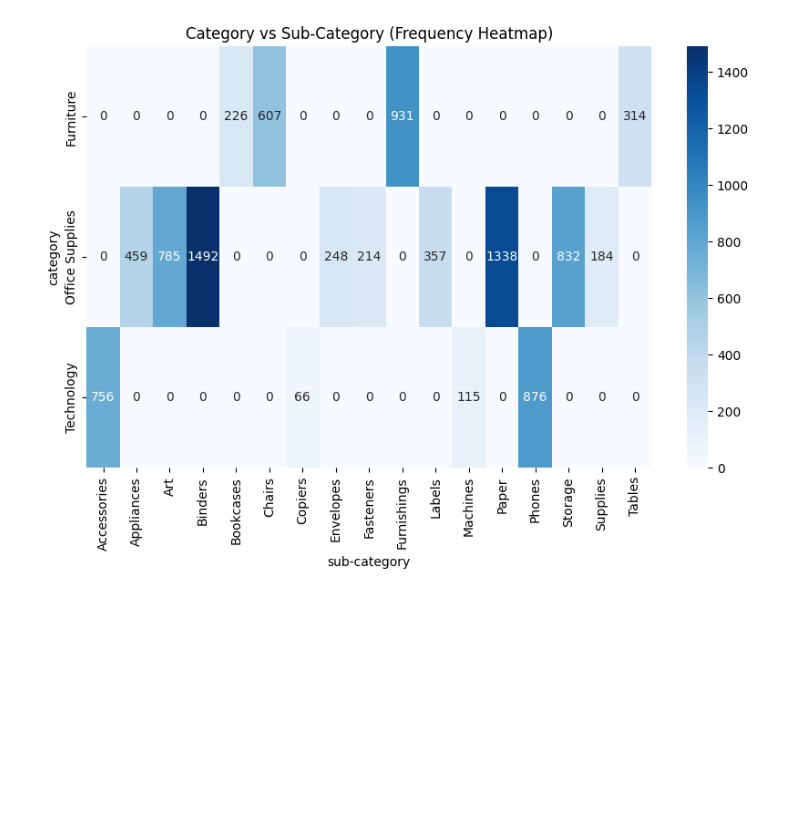
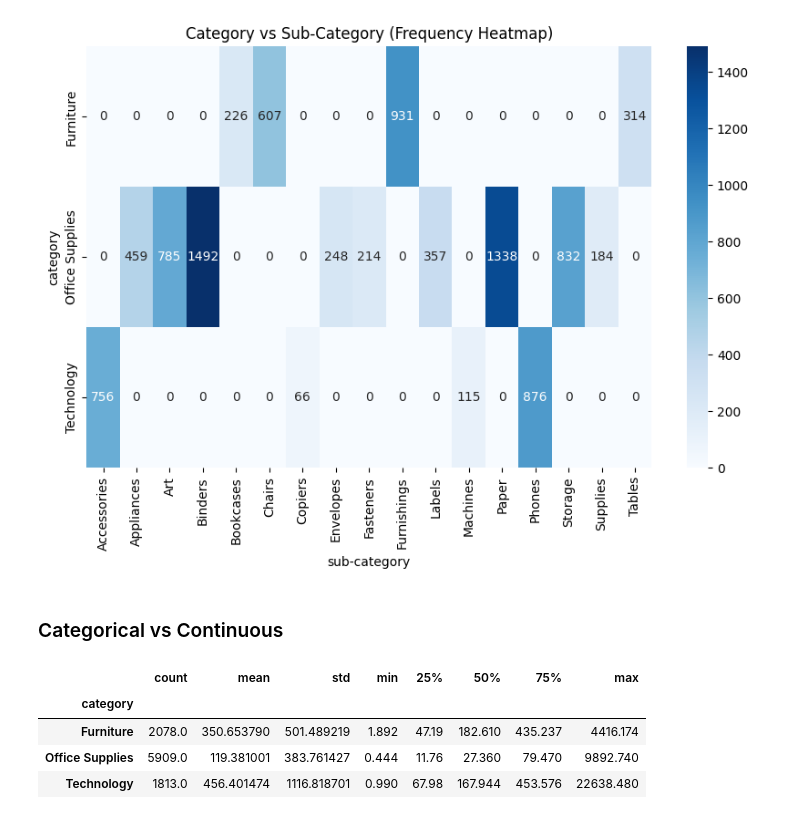
Before and after one commit to HelenaGomezV/superstore-sales-forecasting-final-project, a Jupyter notebook: notebooks/01_EDA_and_Price_Forecasting.ipynb, the cells around one changed output. Cells and saved outputs as stored; diff of their text form; code cells hidden in the pictures; blank space fills up the shorter version.

```diff
--- a/notebooks/01_EDA_and_Price_Forecasting.ipynb
+++ b/notebooks/01_EDA_and_Price_Forecasting.ipynb
@@ -513,3 +517,13 @@ plt.title('Category vs Sub-Category (Frequency Heatmap)')
 plt.show()
 # %% [output]
 [figure]
+# %% [markdown]
+### Categorical vs Continuous
+# %%
+df.groupby('category')['sales'].describe()
+# %% [output]
+|  | count | mean | std | min | 25% | 50% | 75% | max |
+| category |  |  |  |  |  |  |  |  |
+| Furniture | 2078.0 | 350.653790 | 501.489219 | 1.892 | 47.19 | 182.610 | 435.237 | 4416.174 |
+| Office Supplies | 5909.0 | 119.381001 | 383.761427 | 0.444 | 11.76 | 27.360 | 79.470 | 9892.740 |
+| Technology | 1813.0 | 456.401474 | 1116.818701 | 0.990 | 67.98 | 167.944 | 453.576 | 22638.480 |
```
Also changed, not shown: parts of 10 cells of this notebook, 11 other files.
